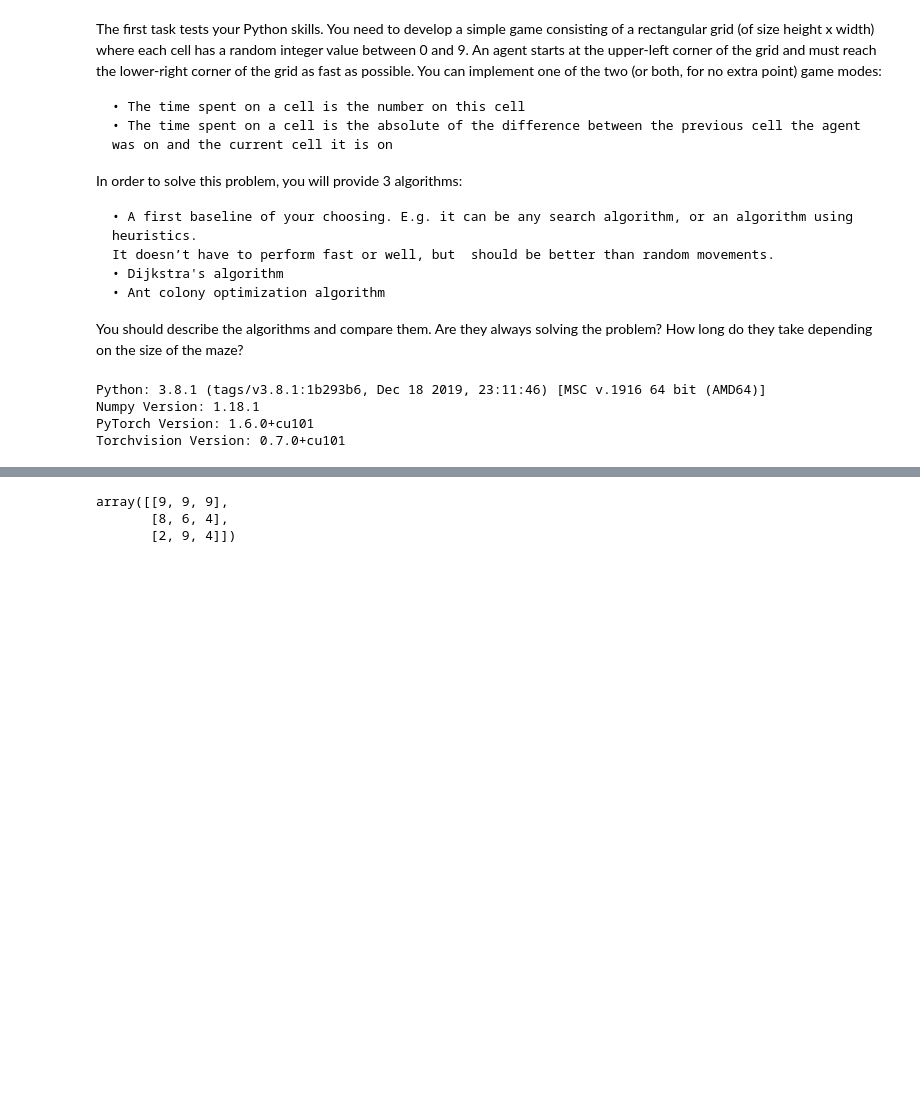
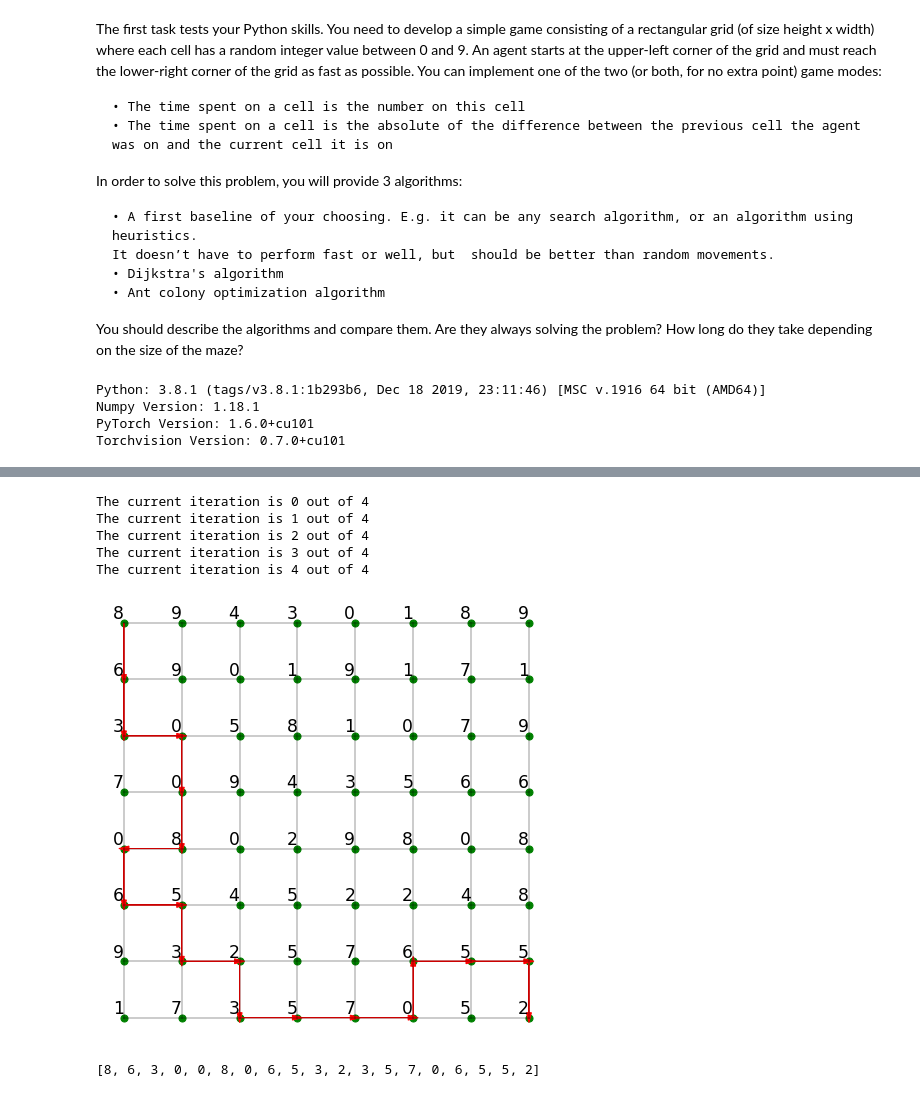
Before and after one commit to Assassinsarms/INM702_Coursework, a Jupyter notebook: T1Aaron_Mir_INM702_Task_1.ipynb, the cells around one changed output, grey strips where cells are left out. Saved outputs shown, nothing was run; the diff lists cells and outputs as text; code cells hidden in the pictures; blank space fills up the shorter version.

```diff
--- a/T1Aaron_Mir_INM702_Task_1.ipynb
+++ b/T1Aaron_Mir_INM702_Task_1.ipynb
@@ -207,6 +305,18 @@ agent_cortez.options[agent_cortez.chosen_path]
-# %%
-agent_cortez.maze.maze
-# %% [output]
-array([[9, 9, 9],
-       [8, 6, 4],
-       [2, 9, 4]])
+# %%
+#-------------------------------------------------------- START GAME (ANT-COLONY) -----------------------------------------------#
+# Default num_iterations=5, num_ants=30, alpha=1, beta=1, rho=0.1 - can be changed in Agent Class
+height, width = 8,8                                                      # Maze has to be NxN in order for visualisation to work properly
+agent_cortez = Agent('Cortez')                                             # Initialise the agent
+game = IntMaze(height, width, 1, 'Ant Colony', agent_cortez)               # Initialise the game with maze of height and width and a particular agent in that game
+game.start_game()
+# %% [output]
+The current iteration is 0 out of 4
+The current iteration is 1 out of 4
+The current iteration is 2 out of 4
+The current iteration is 3 out of 4
+The current iteration is 4 out of 4
+[figure, added]
+# %%
+agent_cortez.paths_taken_by_all_ants[agent_cortez.chosen_path]  # To see the shortest path found by ant colony optimisation
+# %% [output]
+[8, 6, 3, 0, 0, 8, 0, 6, 5, 3, 2, 3, 5, 7, 0, 6, 5, 5, 2]
```
Also changed, not shown: parts of 20 cells of this notebook, 4 other files.
